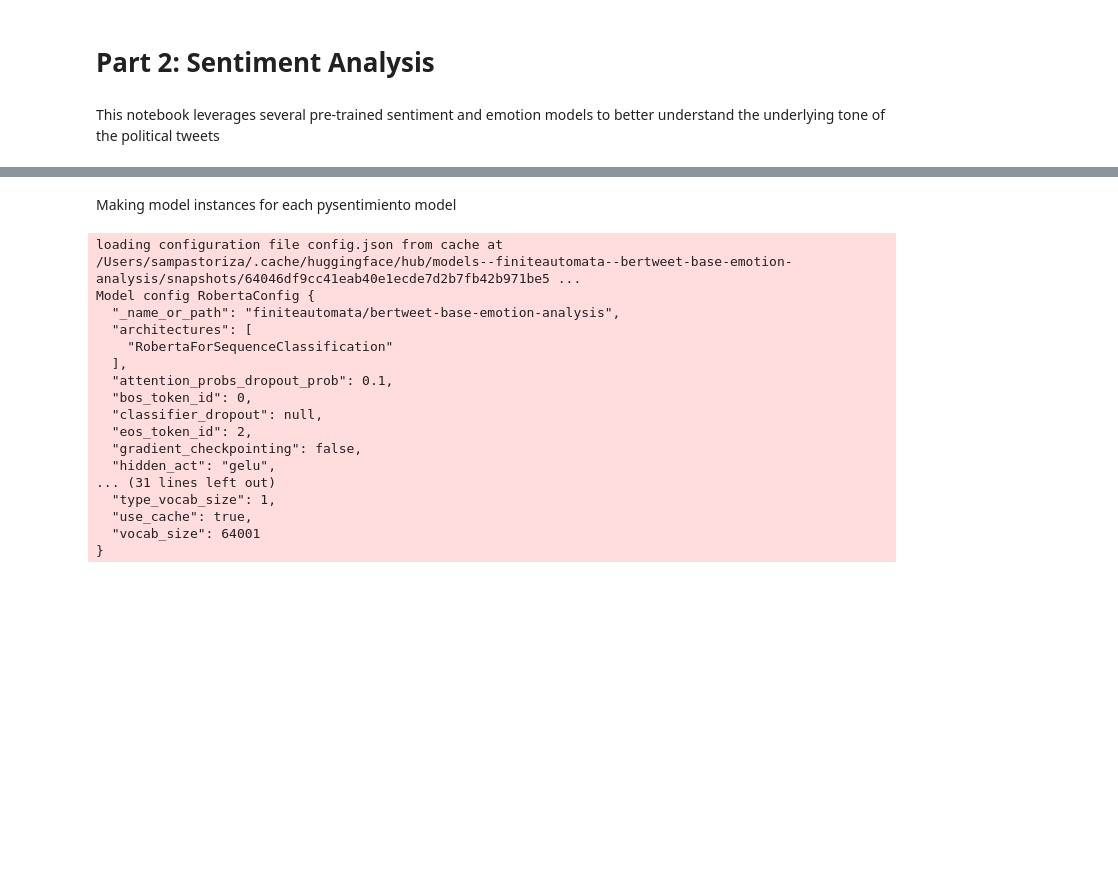
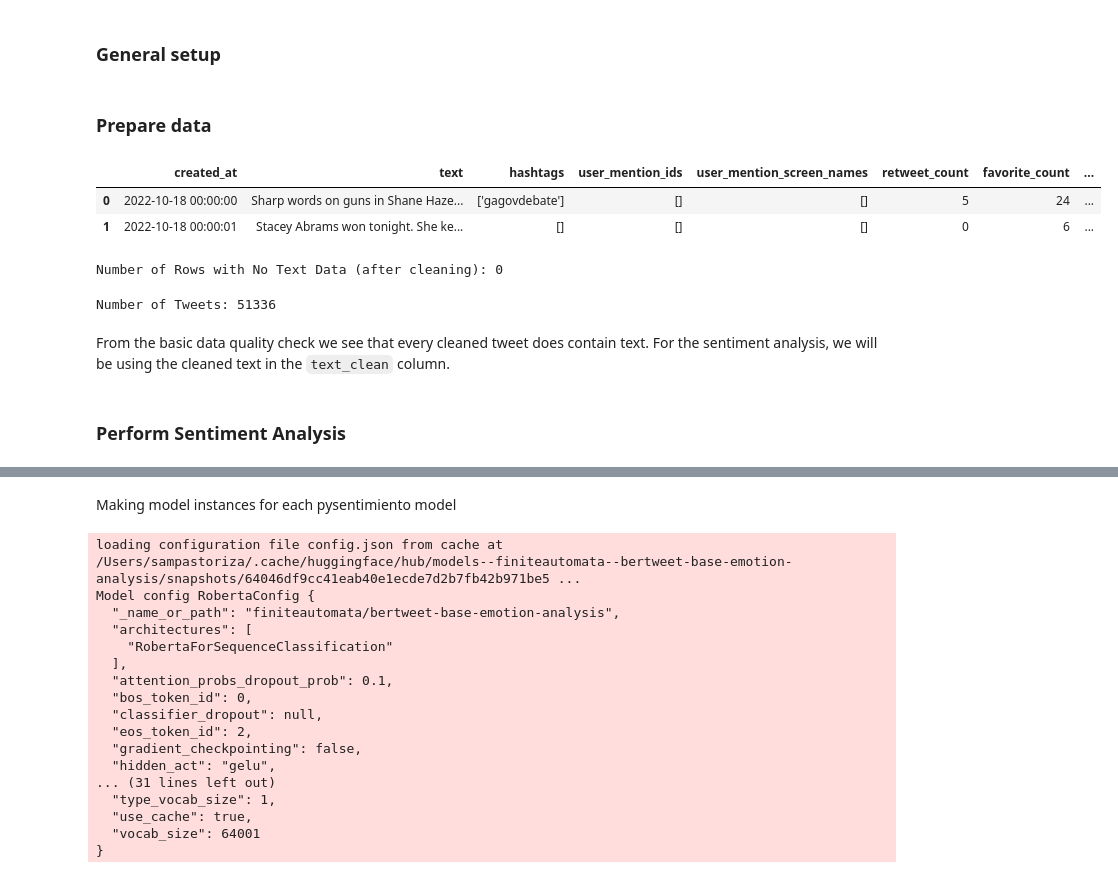
Before and after one commit to monroefarris/anly580_final_project, a Jupyter notebook: Analysis_Code/sentiment.ipynb, the cells around one changed output, grey strips where cells are left out. Cells and saved outputs as stored; diff of their text form; code cells hidden in the pictures; blank space fills up the shorter version.

```diff
--- a/Analysis_Code/sentiment.ipynb
+++ b/Analysis_Code/sentiment.ipynb
@@ -0,0 +5,2 @@
+# %% [markdown]
+### General setup
@@ -1,4 +50,26 @@
+# %% [markdown]
+### Prepare data
+# %%
+# Read in data
+data = pd.read_csv('./cleaned_tweet_data.csv')
+
+# View first few rows of data
+data.head(2)
+# %% [output]
+|  | created_at | text | hashtags | user_mention_ids | user_mention_screen_names | retweet_count | favorite_count | ... |
+| 0 | 2022-10-18 00:00:00 | Sharp words on guns in Shane Haze... | ['gagovdebate'] | [] | [] | 5 | 24 | ... |
+| 1 | 2022-10-18 00:00:01 | Stacey Abrams won tonight. She ke... | [] | [] | [] | 0 | 6 | ... |
+# %%
+# Check if there are any rows where with no text data
+print('Number of Rows with No Text Data (after cleaning):', data['text_clean'].isnull().values.any().sum())
+# %% [output]
+Number of Rows with No Text Data (after cleaning): 0
+# %%
+# Get number of tweets in dataset
+print('Number of Tweets:', len(data['text']))
+# %% [output]
+Number of Tweets: 51336
+# %% [markdown]
+From the basic data quality check we see that every cleaned tweet does contain text. For the sentiment analysis, we will be using the cleaned text in the `text_clean` column.
 # %% [markdown]
-# Part 2: Sentiment Analysis
+### Perform Sentiment Analysis
-# %% [markdown]
-This notebook leverages several pre-trained sentiment and emotion models to better understand the underlying tone of the political tweets
```
Also changed, not shown: parts of 31 cells of this notebook.
